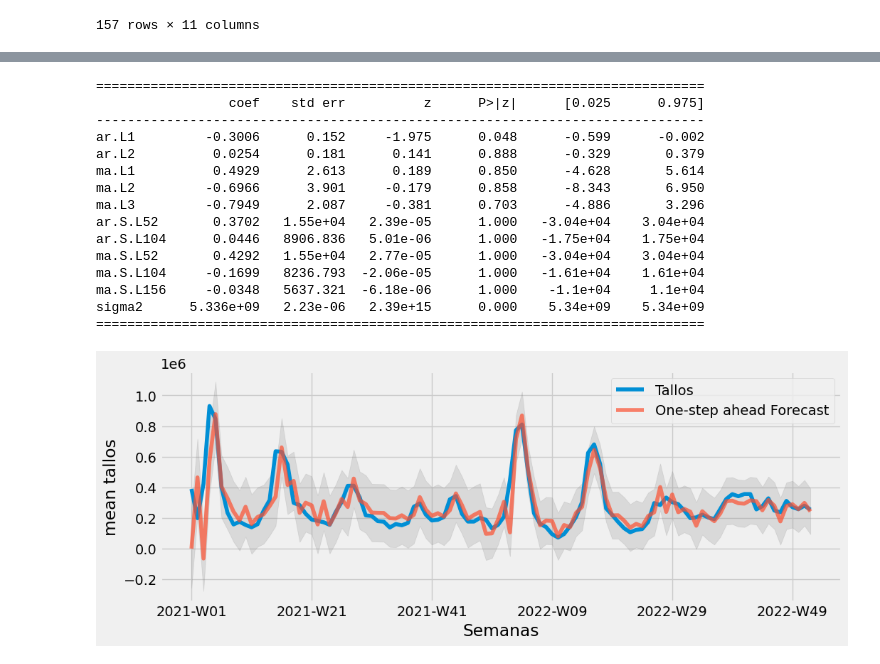
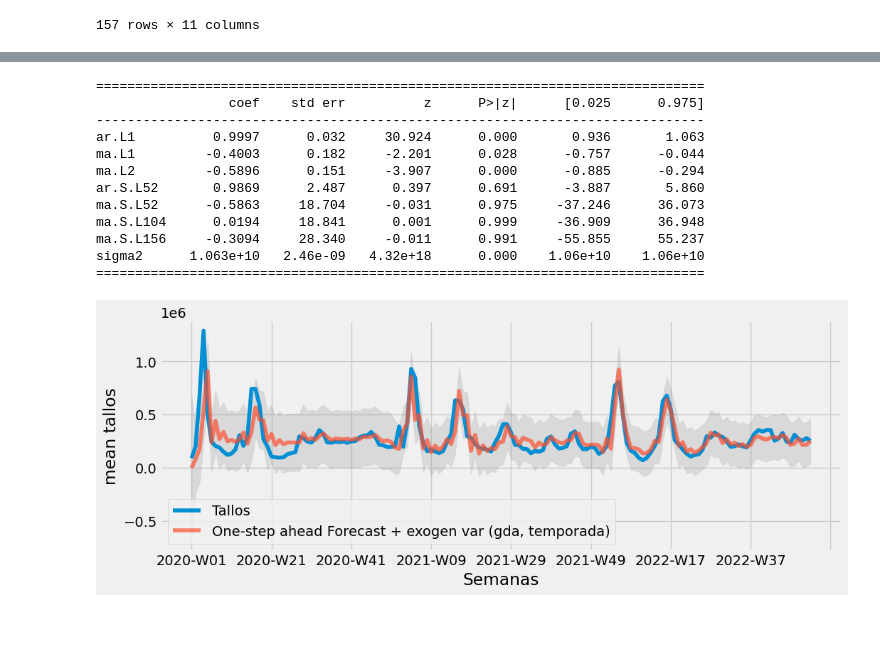
Before and after one commit to angelamejia804/TimeSeries, a Jupyter notebook: Recepcion_Sarimax_3_2021_2022_Exogen_Var.ipynb, the cells around one changed output, grey strips where cells are left out. Cells and saved outputs as stored; diff of their text form; code cells hidden in the pictures; blank space fills up the shorter version.

```diff
--- a/Recepcion_Sarimax_3_2021_2022_Exogen_Var.ipynb
+++ b/Recepcion_Sarimax_3_2021_2022_Exogen_Var.ipynb
@@ -657,3 +313,5 @@ exog_vars
 exog_vars = exog_vars.set_index('Semana')
 # %%
 exog_vars_1=exog_vars['temporada']
+# %%
+exog_vars_1=exog_vars[['Grados_dia', 'temporada']]
@@ -660,40 +335,37 @@ exog_vars_1=exog_vars['temporada']
 # %%
-exog_vars_1=exog_vars_1.loc['2021-W01':]
+#exog_vars_1=exog_vars_1.loc['2021-W01':]
 # %%
-mod2 = sm.tsa.statespace.SARIMAX(y, order=(2,1,3), seasonal_order=(2, 0, 3, 52), exog_v=exog_vars_1)  # con variable exogena de marca de temporada (bandera)
+mod2 = sm.tsa.statespace.SARIMAX(y, order=(1,0,2), seasonal_order=(1, 0, 3, 52), exog_v=exog_vars_1)  # con variable exogena de marca de temporada (bandera)
 results = mod2.fit()
 print(results.summary().tables[1])
 # %% [output]
 ==============================================================================
                  coef    std err          z      P>|z|      [0.025      0.975]
 ------------------------------------------------------------------------------
-ar.L1         -0.3006      0.152     -1.975      0.048      -0.599      -0.002
-ar.L2          0.0254      0.181      0.141      0.888      -0.329       0.379
-ma.L1          0.4929      2.613      0.189      0.850      -4.628       5.614
-ma.L2         -0.6966      3.901     -0.179      0.858      -8.343       6.950
-ma.L3         -0.7949      2.087     -0.381      0.703      -4.886       3.296
-ar.S.L52       0.3702   1.55e+04   2.39e-05      1.000   -3.04e+04    3.04e+04
-ar.S.L104      0.0446   8906.836   5.01e-06      1.000   -1.75e+04    1.75e+04
-ma.S.L52       0.4292   1.55e+04   2.77e-05      1.000   -3.04e+04    3.04e+04
-ma.S.L104     -0.1699   8236.793  -2.06e-05      1.000   -1.61e+04    1.61e+04
-ma.S.L156     -0.0348   5637.321  -6.18e-06      1.000    -1.1e+04     1.1e+04
-sigma2      5.336e+09   2.23e-06   2.39e+15      0.000    5.34e+09    5.34e+09
+ar.L1          0.9997      0.032     30.924      0.000       0.936       1.063
+ma.L1         -0.4003      0.182     -2.201      0.028      -0.757      -0.044
+ma.L2         -0.5896      0.151     -3.907      0.000      -0.885      -0.294
+ar.S.L52       0.9869      2.487      0.397      0.691      -3.887       5.860
+ma.S.L52      -0.5863     18.704     -0.031      0.975     -37.246      36.073
+ma.S.L104      0.0194     18.841      0.001      0.999     -36.909      36.948
+ma.S.L156     -0.3094     28.340     -0.011      0.991     -55.855      55.237
+sigma2      1.063e+10   2.46e-09   4.32e+18      0.000    1.06e+10    1.06e+10
 ==============================================================================
 # %%
-predictions = results.get_prediction(start_week='2021-W52', exog_vars_1='2021-W52')
-pred_ci = predictions.conf_int() #calcula el intevalo de confianza
+pred = results.get_prediction(start_week='2021-W01', exog_vars_1='2021-W01')
+pred_ci = pred.conf_int() #calcula el intevalo de confianza
 # %%
 #ax = y['202101':].plot(label='observed') #datos desde 202001
-ax =y.loc['2021-W01':'2022-W53'].plot(label='datos originales') #datos desde 202001
+ax =y.loc['2020-W01':'2022-W53'].plot(label='datos originales') #datos desde 202001
 
-predictions.predicted_mean.plot(ax=ax, label='One-step ahead Forecast', alpha=.7)
+pred.predicted_mean.plot(ax=ax, label='One-step ahead Forecast + exogen var (gda, temporada)', alpha=.7)
 ax.fill_between(pred_ci.index,
                 pred_ci.iloc[:, 0],
                 pred_ci.iloc[:, 1], color='gray', alpha=.2)
 
 ax.set_xlabel('Semanas')
 ax.set_ylabel('mean tallos')
 plt.legend()
 plt.show()
 # %% [output]
-[figure, old version]
+[figure, new version]
```
Also changed, not shown: parts of 88 cells of this notebook.
